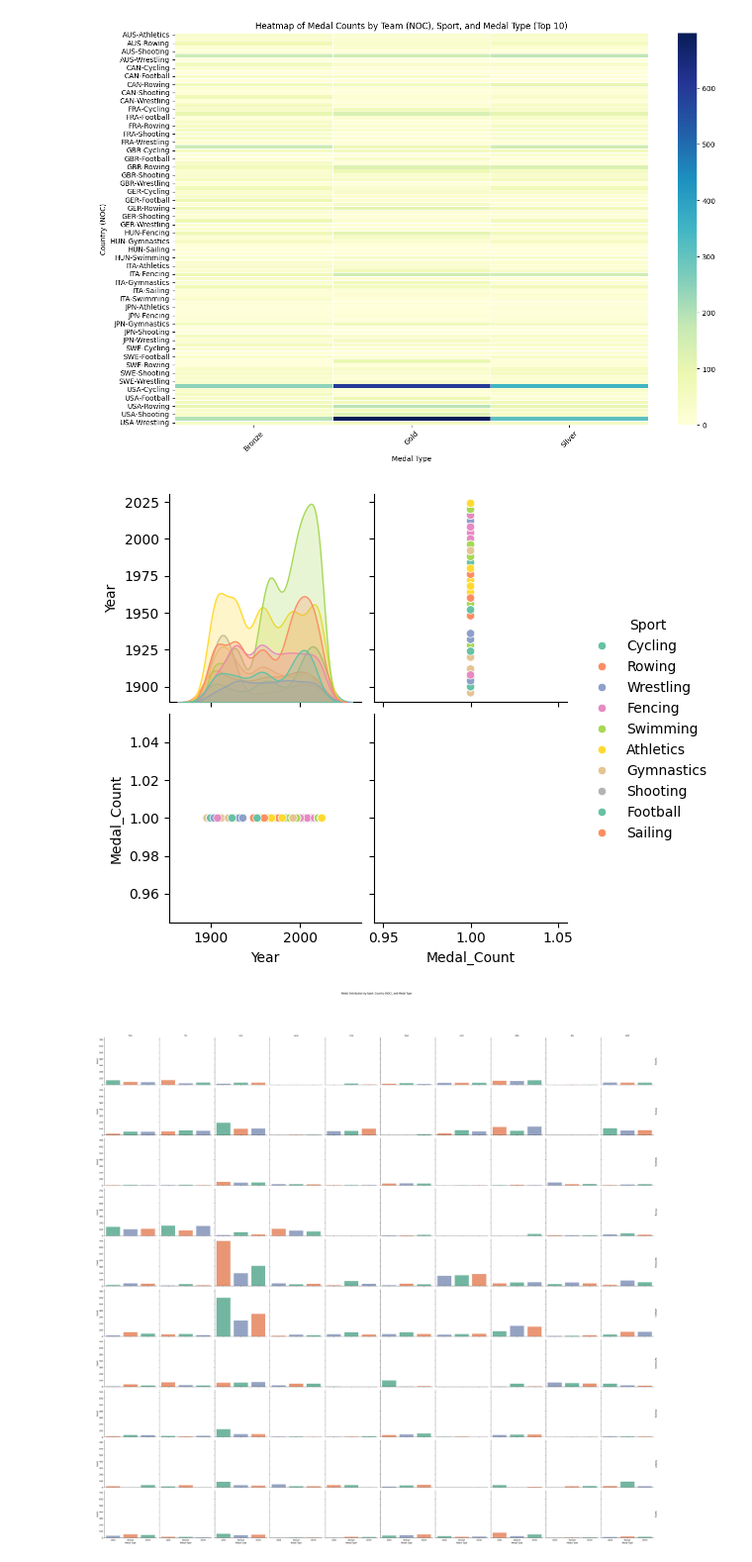
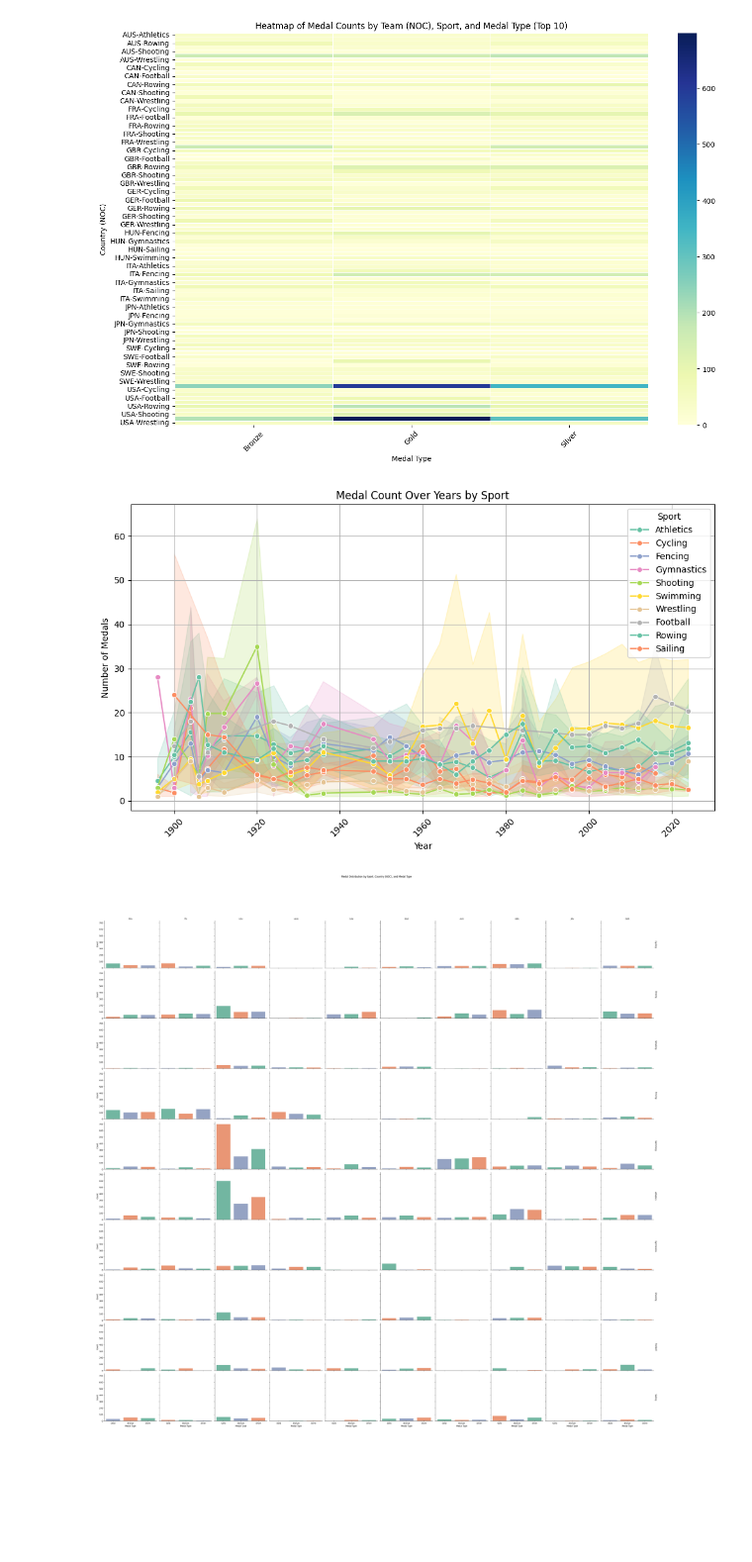
Before and after one commit to PrasoonAZ/ML-Assignment-1-OLympics-Database, a Jupyter notebook: ML_Assignment.ipynb, the cells around one changed output. Shown at 99% size. Cells and saved outputs as stored; diff of their text form; code cells hidden in the pictures; blank space fills up the shorter version.

```diff
--- a/ML_Assignment.ipynb
+++ b/ML_Assignment.ipynb
@@ -757,29 +757,39 @@ plt.xticks(rotation=45)
 plt.show()
 # %% [output]
 [figure]
-# %%
-'''
-Performing multivariate analysis using a pair plot to explore relationships between the year of the Olympic Games, medal counts,
-and sports in the df_olympics dataset.
-
-The variable 'pair_data' filters the dataset to include only records from top NOCs and top sports,
-excluding instances where no medals were won. A new column, 'Medal_Count', is created to facilitate counting the number of medals.
-
-Using the seaborn pairplot, we visualize the distribution and relationships between the year of the Olympics and medal counts,
-with the data colored by sport. This analysis provides insights into trends over time in medal counts for various sports.
-
-From this analysis, we can observe patterns in how different sports perform across different years, allowing us to identify
-potential trends or shifts in dominance among sports and countries over the years.
-'''
-
-pair_data = df_olympics[df_olympics['NOC'].isin(top_noc) & df_olympics['Sport'].isin(top_sports) & (df_olympics['Medal'] != 'No medal')]
-pair_data['Medal_Count'] = 1  # Create a column to count medals
-
-# Pair plot for Year, Sport, Medal Count, and NOC
-sns.pairplot(pair_data, vars=['Year', 'Medal_Count'], hue='Sport', palette='Set2')
-plt.show()
-# %% [output]
-[figure, removed]
+# %%
+"""
+Performing multivariate analysis by creating a line plot to visualize trends in medal counts over the years for various sports in the df_olympics dataset.
+
+The 'medal_counts_by_year' variable groups the dataset by year, sport, and NOC to count the total number of medals won by each country in different sports for each Olympic year.
+This allows us to analyze the progression of medal wins over time.
+
+Using the seaborn `lineplot`, we display the number of medals won over the years for each sport, with lines differentiated by colors representing different sports.
+Markers are used at each data point for clarity.
+
+This visualization offers valuable insights into the changing trends in medal counts across sports over the years, highlighting periods of dominance in certain sports for specific countries.
+It also helps in identifying potential shifts in which sports or countries have excelled in the Olympics historically.
+"""
+pair_data = df_olympics[
+    df_olympics['NOC'].isin(top_noc) &  # Filter by top NOCs
+    df_olympics['Sport'].isin(top_sports) &  # Filter by top sports
+    (df_olympics['Medal'] != 'No medal')  # Exclude rows with 'No medal'
+]
+
+medal_counts_by_year = pair_data.groupby(['Year', 'Sport', 'NOC']).size().reset_index(name='Medal_Count')
+
+plt.figure(figsize=(10, 6))
+sns.lineplot(data=medal_counts_by_year, x='Year', y='Medal_Count', hue='Sport', marker='o', palette='Set2')
+plt.title('Medal Count Over Years by Sport')
+plt.ylabel('Number of Medals')
+plt.xlabel('Year')
+plt.xticks(rotation=45)
+plt.legend(title='Sport')
+plt.grid(True)
+plt.tight_layout()
+plt.show()
+# %% [output]
+[figure, added]
 # %%
 '''
 Performing multivariate analysis to explore the distribution of Olympic medals across different sports and countries (NOCs)
```
